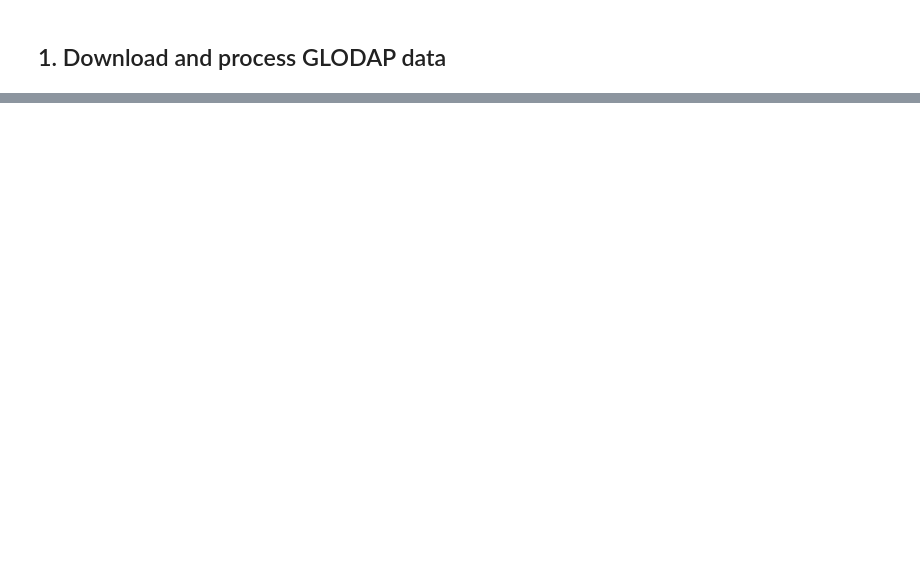
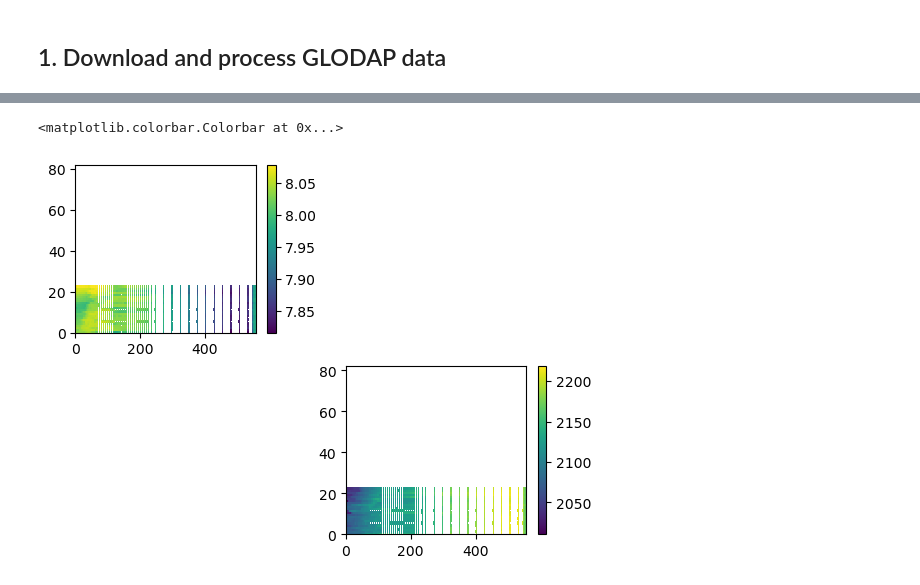
Before and after one commit to SethBushinsky/Float_oxygen_offset_GBC, a Jupyter notebook: 02_float_bgc_offsets_w_glodap.ipynb, the cells around one changed output, grey strips where cells are left out. Saved outputs shown, nothing was run; the diff lists cells and outputs as text; code cells hidden in the pictures; blank space fills up the shorter version.

```diff
--- a/02_float_bgc_offsets_w_glodap.ipynb
+++ b/02_float_bgc_offsets_w_glodap.ipynb
@@ -71,8 +71,8 @@ p_compare_min = 1400
 p_compare_max = 2100
 
 #max density difference to store crossover
-# delta_dens = 0.005
-delta_dens = 0.05
+delta_dens = 0.005
+# delta_dens = 0.05
 
 #max spice difference to store crossover
 delta_spice = 0.005
@@ -91,7 +91,7 @@ dist = 100
 # choose whether to use ESPER or LIPHR for GLODAP crossover comparison
 # pH_alg = 'LIPHR'
 pH_alg = 'ESPER'
-
+print(pH_alg)
 
 # when making major changes, list version number here
 ver_n = '14'
@@ -430,0 +906,13 @@ argo_path_derived
+# %%
+x_lims = [400, 470]
+
+plt.subplot(2,2,1)
+plt.pcolor(argo_n['PH_IN_SITU_TOTAL_ADJUSTED'])
+
+plt.colorbar()
+plt.subplot(2,2,4)
+plt.pcolor(argo_n['DIC'])
+plt.colorbar()
+# %% [output]
+<matplotlib.colorbar.Colorbar at 0x...>
+[figure, added]
```
Also changed, not shown: parts of 12 cells of this notebook, 5 other files.
